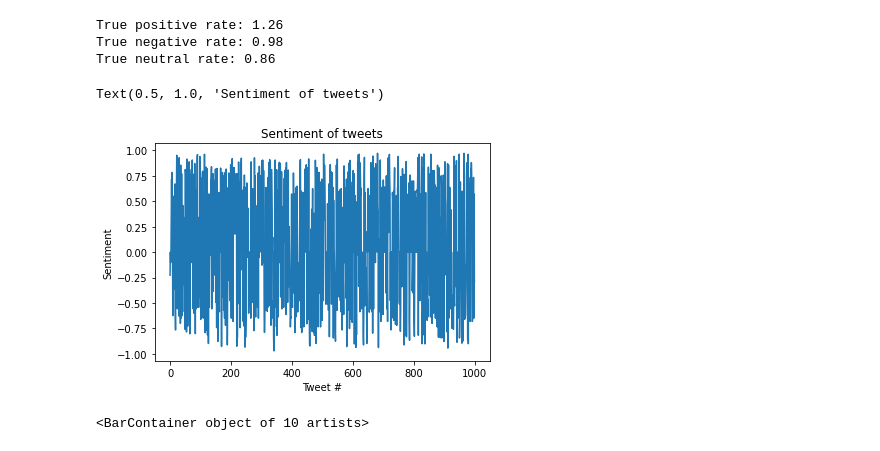
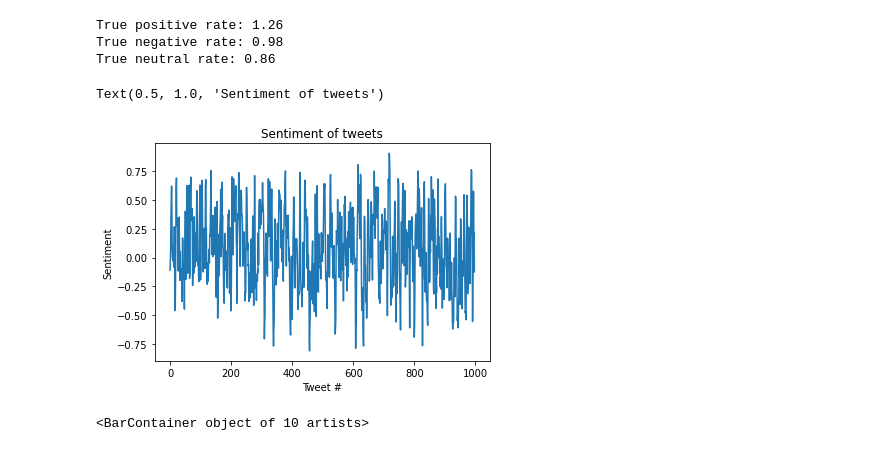
Before and after one commit to mustafa-tariqk/sentiment-trends, a Jupyter notebook: layale.ipynb, the cells around one changed output. Drawn from its saved outputs; the diff is of its cells as text; code cells hidden in the pictures.

```diff
--- a/layale.ipynb
+++ b/layale.ipynb
@@ -132,3 +134,12 @@ def collect_data(keyword,api):
+# %%
+def moving_average(a, n=3):
+
+    # Cumulative sum
+    ret = np.cumsum(a, dtype=float)
+
+    # Calculating mean
+    ret[n:] = ret[n:] - ret[:-n]
+    return ret[n - 1:] / n
 # %% [markdown]
 <h4> Example of <code> clean_tweet </code> function
 # %%
@@ -238,19 +249,22 @@ model_accuracy = [pos_count_model/pos_count_true,
 print("True positive rate:",round(model_accuracy[0],2),
 "\nTrue negative rate:",round(model_accuracy[1],2),
 "\nTrue neutral rate:",round(model_accuracy[2],2))
+
+# Calculating rolling average of sentiments
+rolling_sentiment = moving_average(sentiment)
 # %% [output]
 True positive rate: 1.26
 True negative rate: 0.98
 True neutral rate: 0.86
 # %%
 plt.figure
-plt.plot(sentiment)
+plt.plot(rolling_sentiment)
 plt.xlabel("Tweet #")
 plt.ylabel("Sentiment")
 plt.title("Sentiment of tweets")
 # %% [output]
 Text(0.5, 1.0, 'Sentiment of tweets')
-[figure, old version]
+[figure, new version]
 # %%
 plt.figure
 plt.bar(word_labels[0:10],word_counts[0:10])
```
Also changed, not shown: parts of 5 cells of this notebook, 3 other files.
